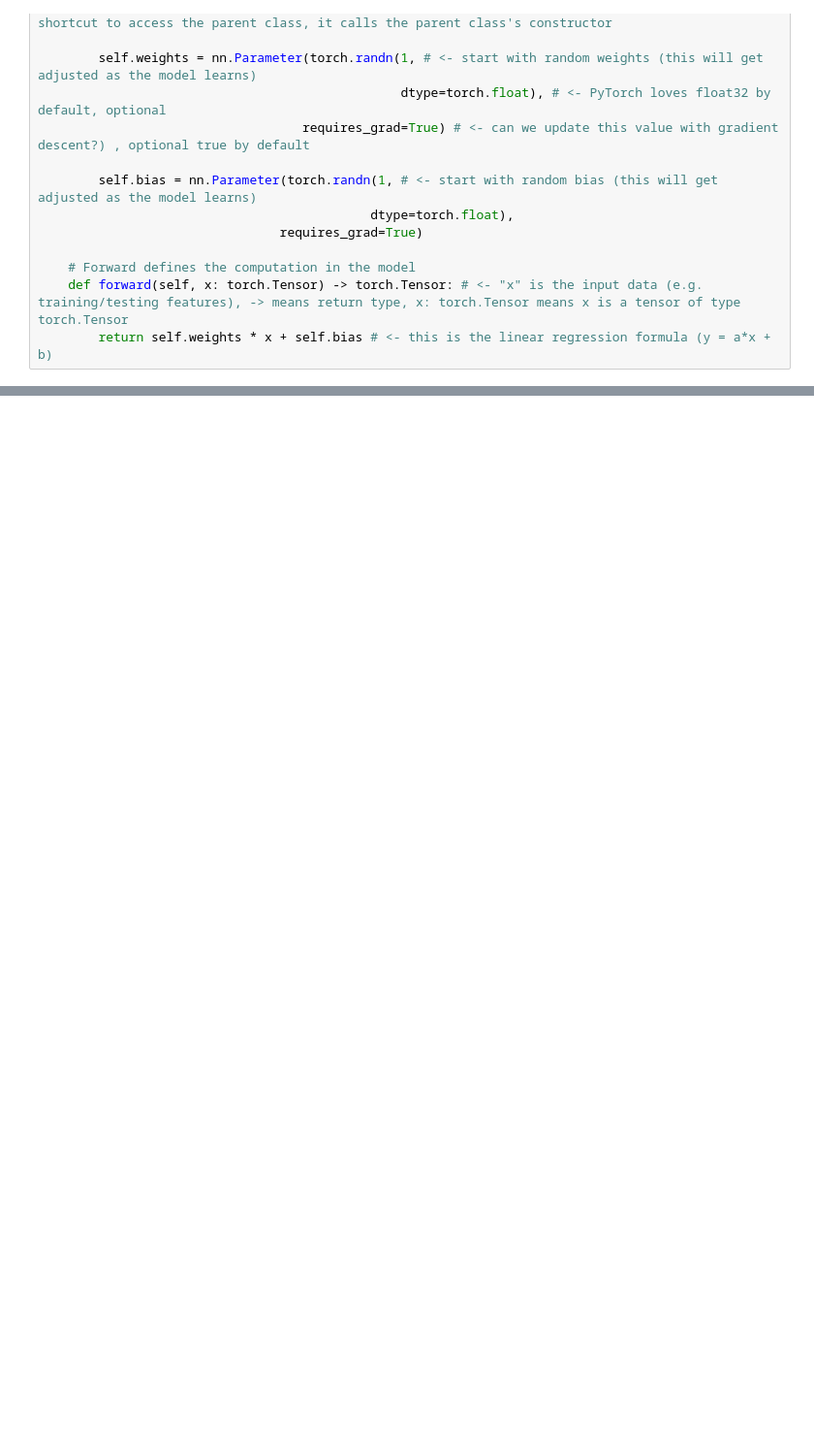
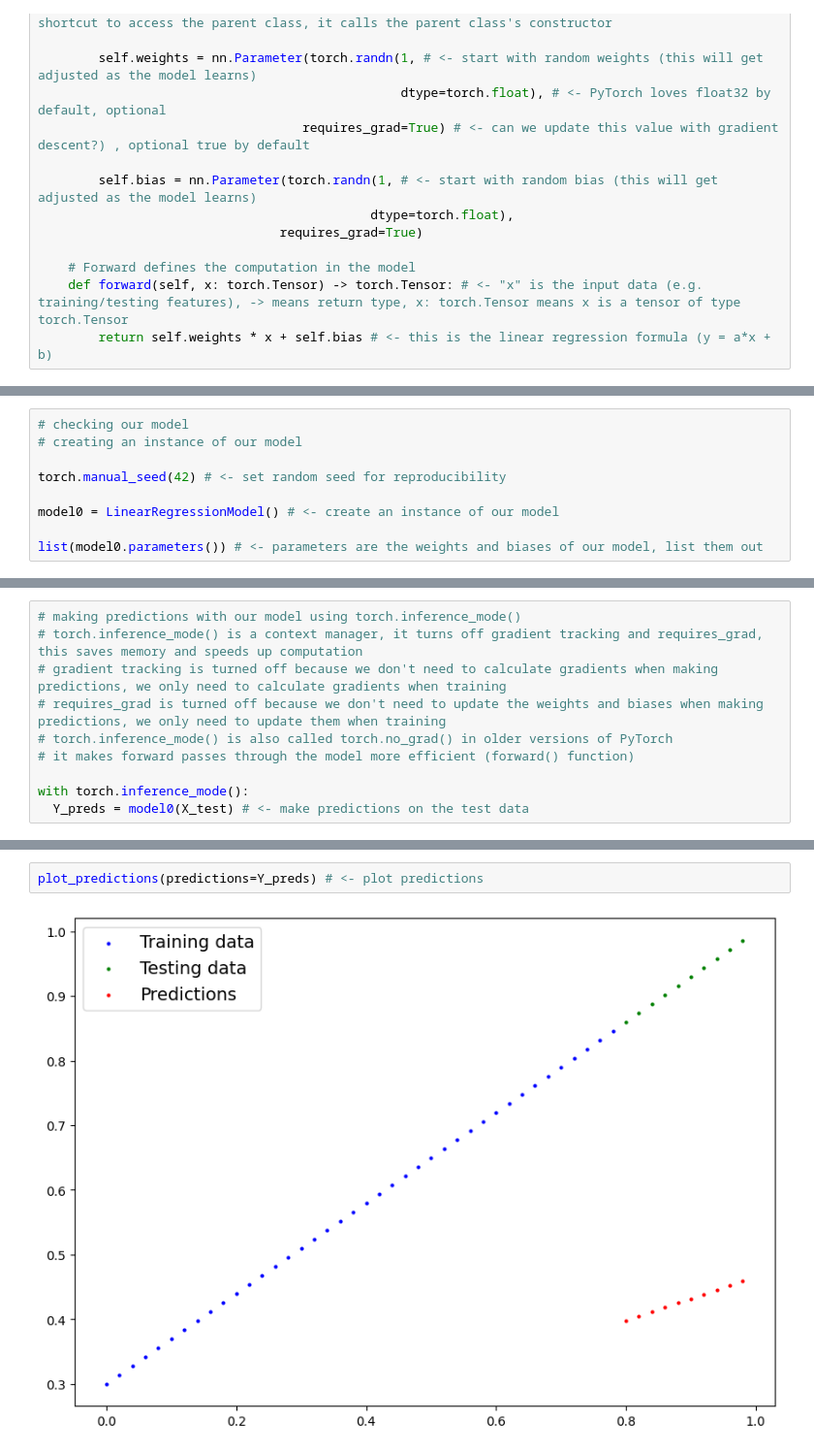
Before and after one commit to sahilyeole/machine-learning-practice, a Jupyter notebook: Deep Learning/pytorch-dbourke/1_Pytorch_Workflow.ipynb, the cells around one changed output, grey strips where cells are left out. Shown: that part at 97% size. Drawn from its saved outputs; the diff is of its cells as text; blank space fills up the shorter version.

```diff
--- a/Deep Learning/pytorch-dbourke/1_Pytorch_Workflow.ipynb
+++ b/Deep Learning/pytorch-dbourke/1_Pytorch_Workflow.ipynb
@@ -136,0 +154,9 @@ class LinearRegressionModel(nn.Module): # <- almost everything in PyTorch is a n
+# %%
+# checking our model
+# creating an instance of our model
+
+torch.manual_seed(42) # <- set random seed for reproducibility
+
+model0 = LinearRegressionModel() # <- create an instance of our model
+
+list(model0.parameters()) # <- parameters are the weights and biases of our model, list them out
@@ -136,0 +174,10 @@ class LinearRegressionModel(nn.Module): # <- almost everything in PyTorch is a n
+# %%
+# making predictions with our model using torch.inference_mode()
+# torch.inference_mode() is a context manager, it turns off gradient tracking and requires_grad, this saves memory and speeds up computation
+# gradient tracking is turned off because we don't need to calculate gradients when making predictions, we only need to calculate gradients when training
+# requires_grad is turned off because we don't need to update the weights and biases when making predictions, we only need to update them when training
+# torch.inference_mode() is also called torch.no_grad() in older versions of PyTorch
+# it makes forward passes through the model more efficient (forward() function)
+
+with torch.inference_mode():
+  Y_preds = model0(X_test) # <- make predictions on the test data
@@ -136,0 +205,4 @@ class LinearRegressionModel(nn.Module): # <- almost everything in PyTorch is a n
+# %%
+plot_predictions(predictions=Y_preds) # <- plot predictions
+# %% [output]
+[figure, added]
```
Also changed, not shown: parts of 10 cells of this notebook, 1 other file.
